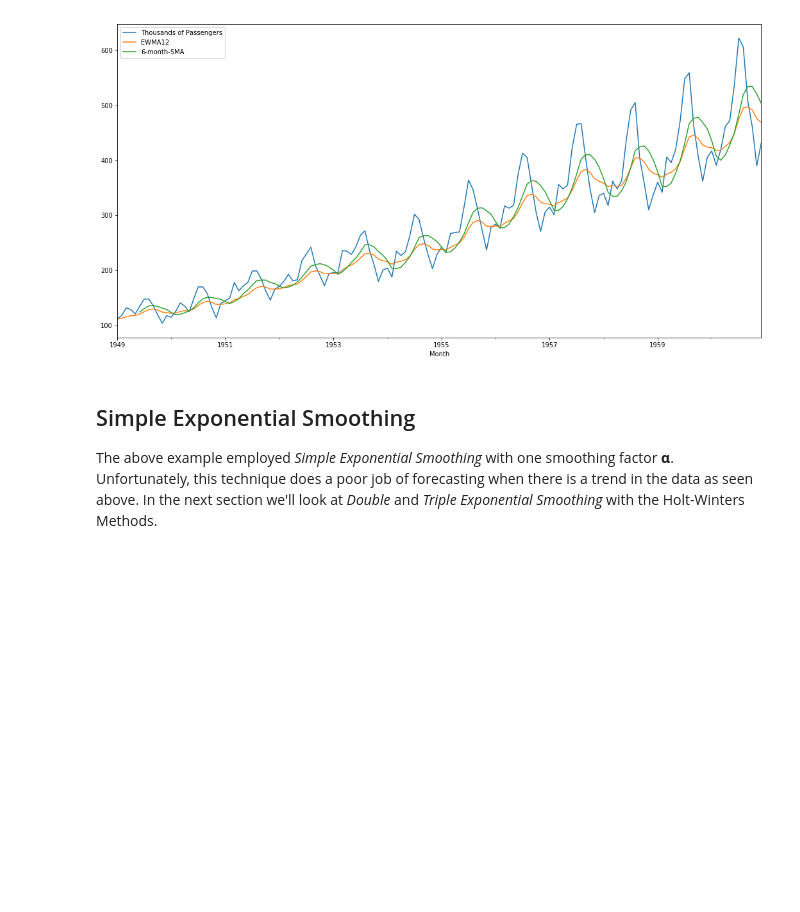
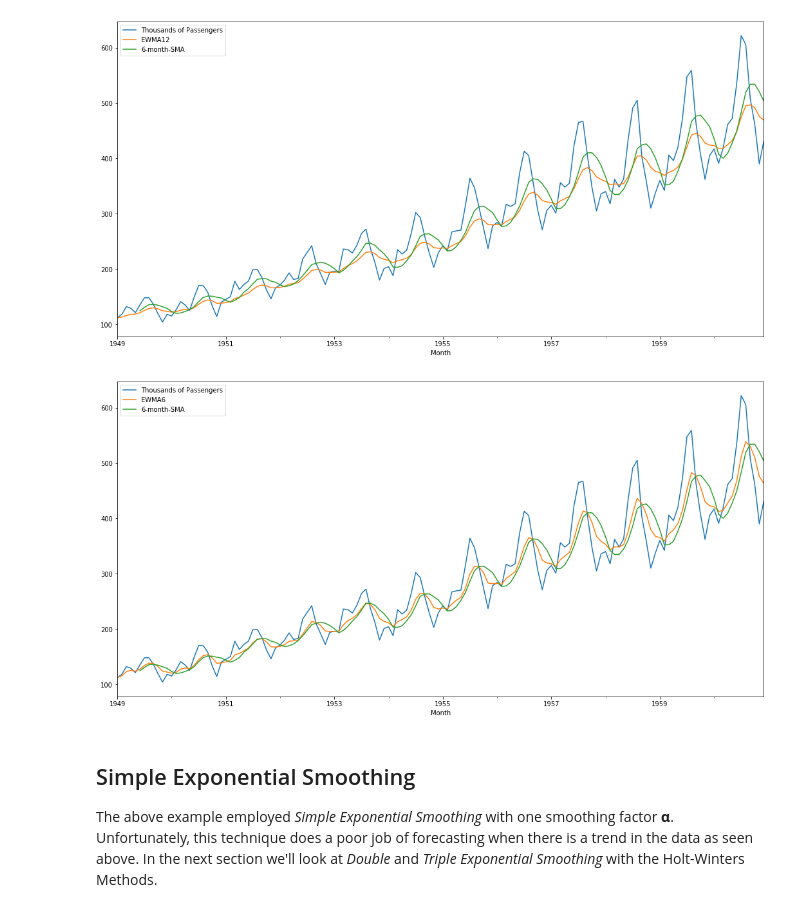
Before and after one commit to pksvv/MachineLearningSL, a Jupyter notebook: TSA/notebooks/02-Time-Series-Analysis-with-Statsmodels/02-EWMA-Exponentially-Weighted-Moving-Average.ipynb, the cells around one changed output. Cells and saved outputs as stored; diff of their text form; code cells hidden in the pictures; blank space fills up the shorter version.

```diff
--- a/TSA/notebooks/02-Time-Series-Analysis-with-Statsmodels/02-EWMA-Exponentially-Weighted-Moving-Average.ipynb
+++ b/TSA/notebooks/02-Time-Series-Analysis-with-Statsmodels/02-EWMA-Exponentially-Weighted-Moving-Average.ipynb
@@ -145,6 +145,12 @@ airline[['Thousands of Passengers','EWMA12']].plot(figsize=(18,9));
 airline[['Thousands of Passengers','EWMA12','6-month-SMA']].plot(figsize=(18,9)).autoscale(axis='x',tight=True);
 # %% [output]
 [figure]
+# %%
+airline['EWMA6'] = airline['Thousands of Passengers'].ewm(span=6,adjust=True).mean()
+# %%
+airline[['Thousands of Passengers','EWMA6','6-month-SMA']].plot(figsize=(18,9)).autoscale(axis='x',tight=True);
+# %% [output]
+[figure, added]
 # %% [markdown]
 ## Simple Exponential Smoothing
 The above example employed <em>Simple Exponential Smoothing</em> with one smoothing factor <strong>α</strong>. Unfortunately, this technique does a poor job of forecasting when there is a trend in the data as seen above. In the next section we'll look at <em>Double</em> and <em>Triple Exponential Smoothing</em> with the Holt-Winters Methods.
```
Also changed, not shown: parts of 1 cell of this notebook, 5 other files.
